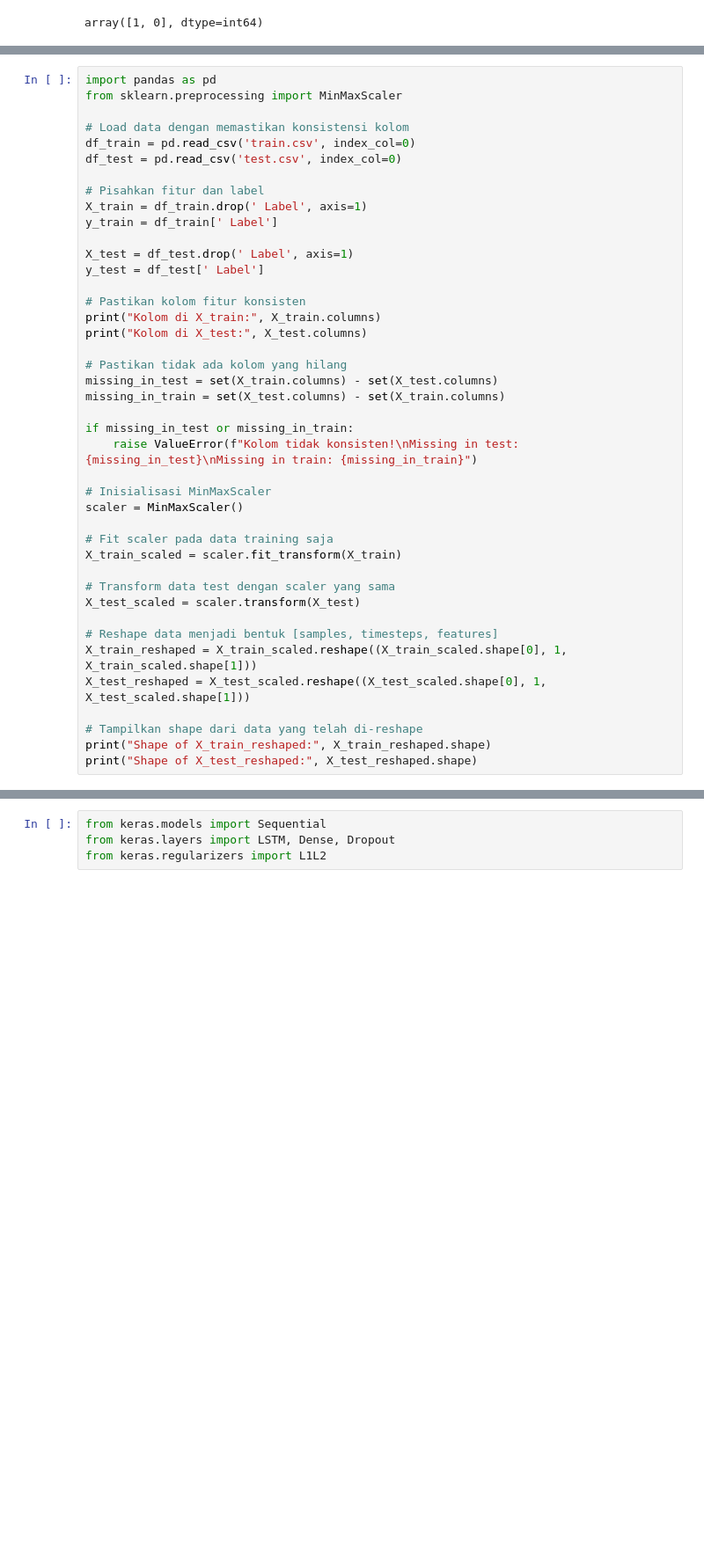
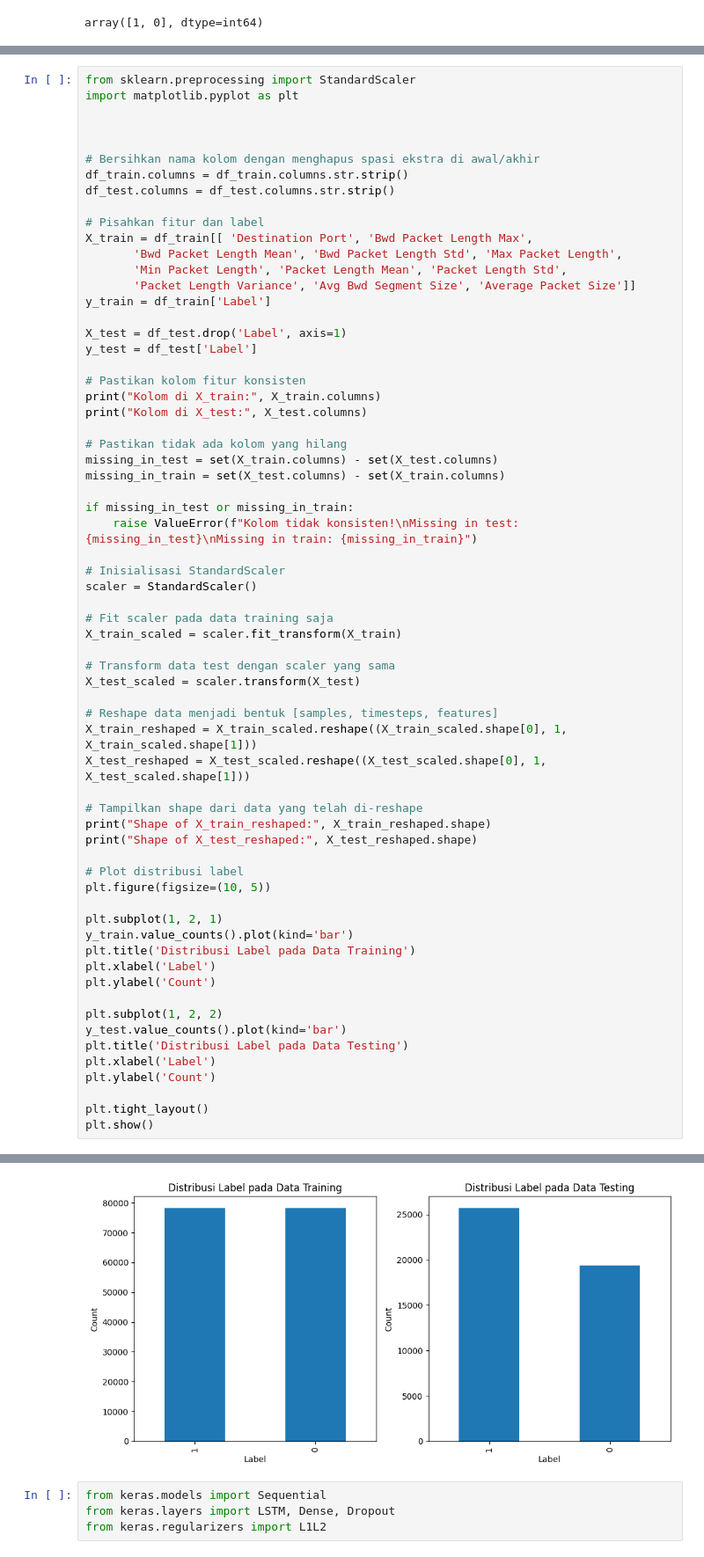
Before and after one commit to Rangga52223/Optimasi_Model_Deteksi_DDoS_Menggunakan_LSTM, a Jupyter notebook: Model1.ipynb, the cells around one changed output, grey strips where cells are left out. Shown: that part at 88% size. Drawn from its saved outputs; the diff is of its cells as text; blank space fills up the shorter version.

```diff
--- a/Model1.ipynb
+++ b/Model1.ipynb
@@ -83,17 +99,22 @@ array([1, 0], dtype=int64)
 # %%
-import pandas as pd
-from sklearn.preprocessing import MinMaxScaler
+from sklearn.preprocessing import StandardScaler
+import matplotlib.pyplot as plt
 
-# Load data dengan memastikan konsistensi kolom
-df_train = pd.read_csv('train.csv', index_col=0)
-df_test = pd.read_csv('test.csv', index_col=0)
+
+
+# Bersihkan nama kolom dengan menghapus spasi ekstra di awal/akhir
+df_train.columns = df_train.columns.str.strip()
+df_test.columns = df_test.columns.str.strip()
 
 # Pisahkan fitur dan label
-X_train = df_train.drop(' Label', axis=1)
-y_train = df_train[' Label']
+X_train = df_train[[ 'Destination Port', 'Bwd Packet Length Max',
+       'Bwd Packet Length Mean', 'Bwd Packet Length Std', 'Max Packet Length',
+       'Min Packet Length', 'Packet Length Mean', 'Packet Length Std',
+       'Packet Length Variance', 'Avg Bwd Segment Size', 'Average Packet Size']]
+y_train = df_train['Label']
 
-X_test = df_test.drop(' Label', axis=1)
-y_test = df_test[' Label']
+X_test = df_test.drop('Label', axis=1)
+y_test = df_test['Label']
 
 # Pastikan kolom fitur konsisten
 print("Kolom di X_train:", X_train.columns)
@@ -106,8 +127,8 @@ missing_in_train = set(X_test.columns) - set(X_train.columns)
 if missing_in_test or missing_in_train:
     raise ValueError(f"Kolom tidak konsisten!\nMissing in test: {missing_in_test}\nMissing in train: {missing_in_train}")
 
-# Inisialisasi MinMaxScaler
-scaler = MinMaxScaler()
+# Inisialisasi StandardScaler
+scaler = StandardScaler()
 
 # Fit scaler pada data training saja
 X_train_scaled = scaler.fit_transform(X_train)
@@ -122,4 +143,22 @@ X_test_reshaped = X_test_scaled.reshape((X_test_scaled.shape[0], 1, X_test_scale
 # Tampilkan shape dari data yang telah di-reshape
 print("Shape of X_train_reshaped:", X_train_reshaped.shape)
 print("Shape of X_test_reshaped:", X_test_reshaped.shape)
+
+# Plot distribusi label
+plt.figure(figsize=(10, 5))
+
+plt.subplot(1, 2, 1)
+y_train.value_counts().plot(kind='bar')
+plt.title('Distribusi Label pada Data Training')
+plt.xlabel('Label')
+plt.ylabel('Count')
+
+plt.subplot(1, 2, 2)
+y_test.value_counts().plot(kind='bar')
+plt.title('Distribusi Label pada Data Testing')
+plt.xlabel('Label')
+plt.ylabel('Count')
+
+plt.tight_layout()
+plt.show()
 # %% [output]
@@ -139,3 +177,4 @@ Missing in train: set()
+[figure, added]
 # %%
 from keras.models import Sequential
 from keras.layers import LSTM, Dense, Dropout
```
Also changed, not shown: parts of 18 cells of this notebook, 3 other files.
